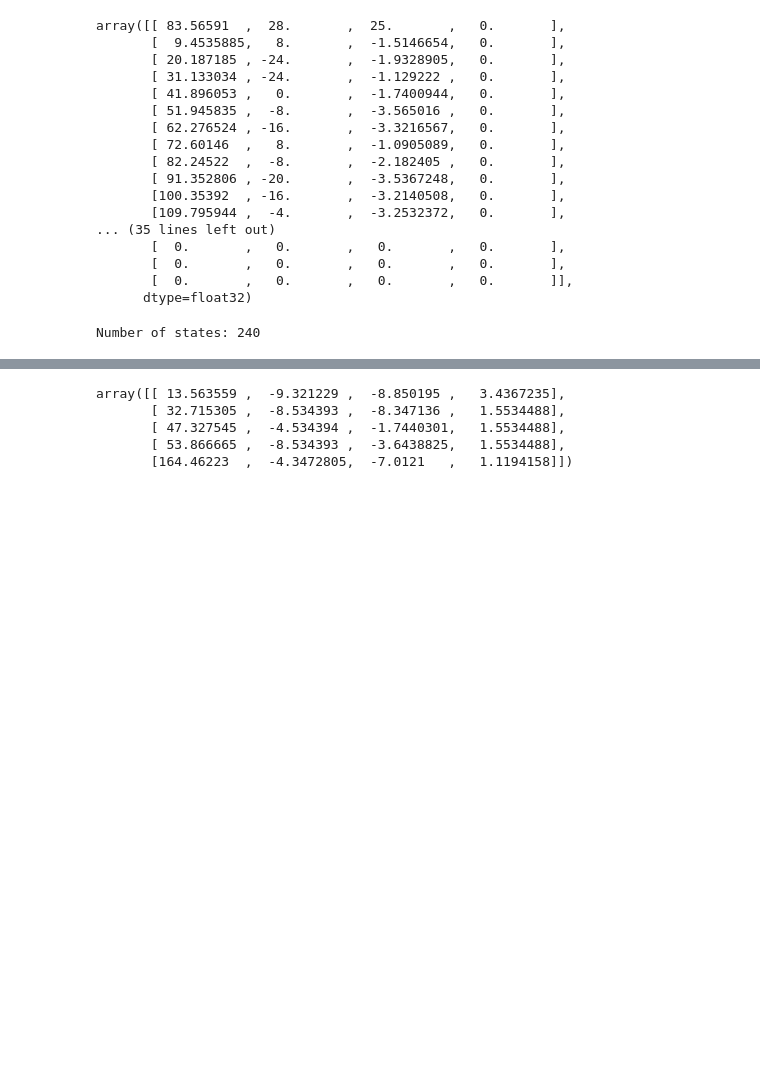
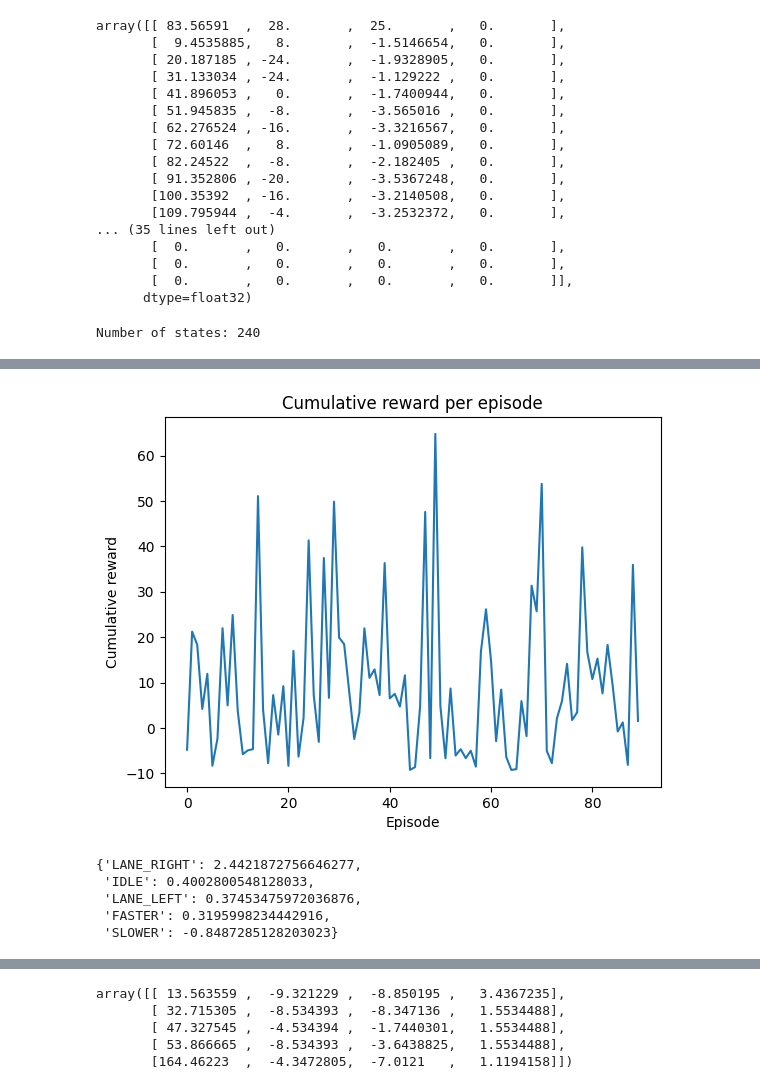
Before and after one commit to ontenkutsenko/RL_Autonomous_Driving, a Jupyter notebook: Individual Notebooks/mateus_testing.ipynb, the cells around one changed output, grey strips where cells are left out. Saved outputs shown, nothing was run; the diff lists cells and outputs as text; code cells hidden in the pictures; blank space fills up the shorter version.

```diff
--- a/Individual Notebooks/mateus_testing.ipynb
+++ b/Individual Notebooks/mateus_testing.ipynb
@@ -838,2 +931,16 @@ sar = Sarsa(print_stats=True,
 # %% [output]
 Number of states: 240
+# %%
+Q = Q_learning(print_stats=True,
+        epsilon=0.9,
+        epsilon_decay=0.98,
+        min_epsilon=0.05,
+        alpha=0.1,
+        gamma=0.98,
+        state_type='danger',
+        policy_frequency=2,
+        sim_frequency=10,
+        colision_reward=-10,
+        skew_speed=1,
+        danger_threshold_x=15,
+        danger_threshold_y=10)
@@ -839,0 +949,2 @@ Number of states: 240
+# %%
+Q.train(m=100, verbose=2)
@@ -839,0 +970,12 @@ Number of states: 240
+# %%
+Q.plot_rewards_history()
+# %% [output]
+[figure, added]
+# %%
+Q.search_Q((1, 0, 1, 1, 0))
+# %% [output]
+{'LANE_RIGHT': 2.4421872756646277,
+ 'IDLE': 0.4002800548128033,
+ 'LANE_LEFT': 0.37453475972036876,
+ 'FASTER': 0.3195998234442916,
+ 'SLOWER': -0.8487285128203023}
```
Also changed, not shown: parts of 15 cells of this notebook.
